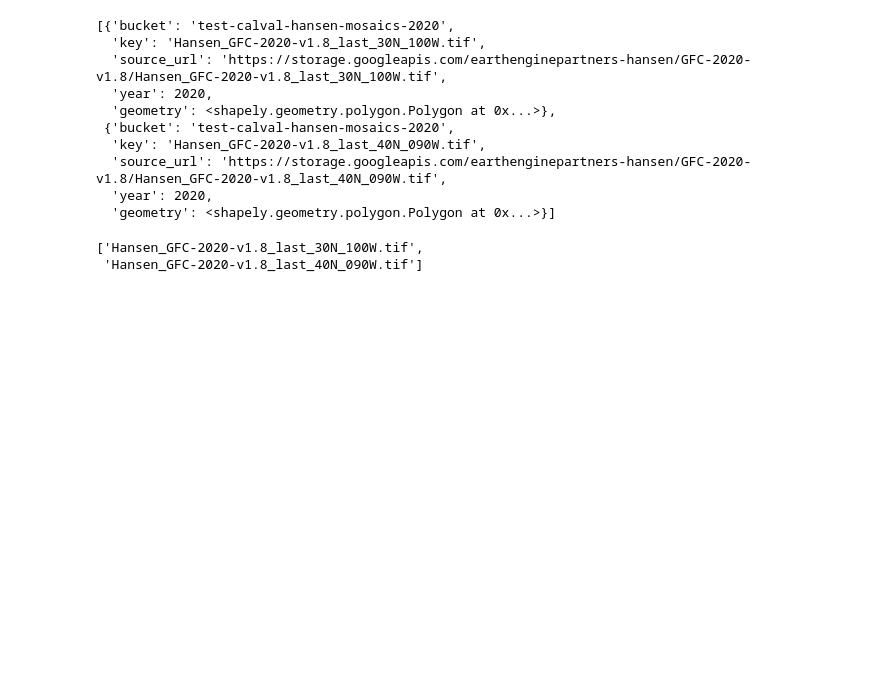
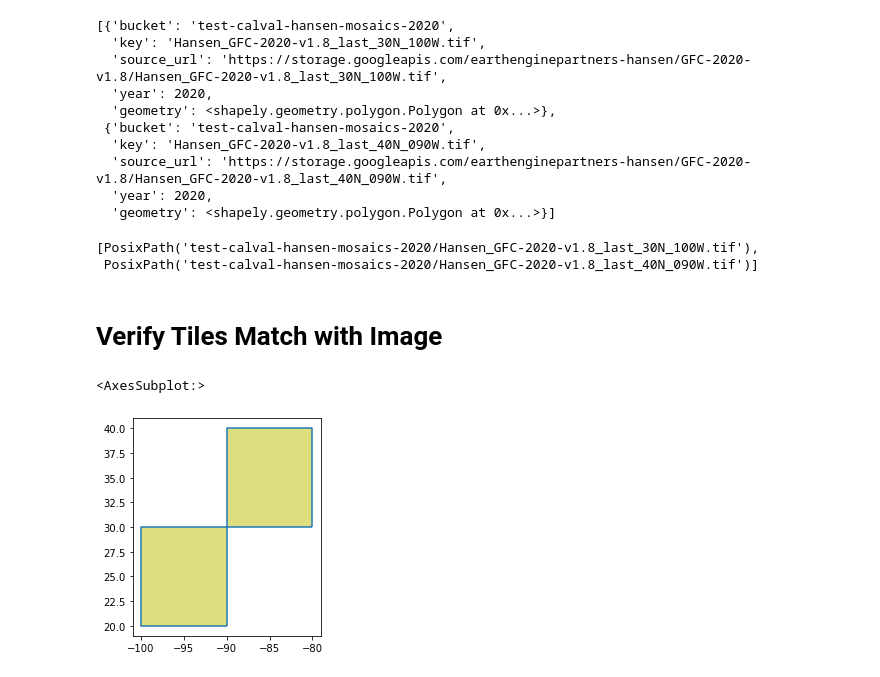
Before and after one commit to OPERA-Cal-Val/cal-val-example, a Jupyter notebook: datasets/1_Download_Hansen_Validation_Dataset.ipynb, the cells around one changed output. Cells and saved outputs as stored; diff of their text form; code cells hidden in the pictures; blank space fills up the shorter version.

Commit message:
local buckets

```diff
--- a/datasets/1_Download_Hansen_Validation_Dataset.ipynb
+++ b/datasets/1_Download_Hansen_Validation_Dataset.ipynb
@@ -57,3 +60,7 @@ records = df_delta_tiles.to_dict('records')
+# %%
+out_dir = records[0]['bucket']
+out_dir_path = Path(out_dir)
+out_dir_path.mkdir(exist_ok=True)
 # %% [markdown]
 # Read Data with Rasterio (Example)
 
@@ -184,11 +188,34 @@ def download_record(record):
               unit_scale=True,
               unit_divisor=1024,
               desc=key) as pbar:
-
-        s3.meta.client.download_file(bucket, key, str(out_dir_path / key), Config=config, Callback=pbar.update)
-    return key
+        out_path = out_dir_path / key
+        s3.meta.client.download_file(bucket, key, str(out_path), Config=config, Callback=pbar.update)
+    return out_path
 # %%
-list(map(download_record, records))
+results = list(map(download_record, records))
+results
 # %% [output]
-['Hansen_GFC-2020-v1.8_last_30N_100W.tif',
- 'Hansen_GFC-2020-v1.8_last_40N_090W.tif']
+[PosixPath('test-calval-hansen-mosaics-2020/Hansen_GFC-2020-v1.8_last_30N_100W.tif'),
+ PosixPath('test-calval-hansen-mosaics-2020/Hansen_GFC-2020-v1.8_last_40N_090W.tif')]
+# %% [markdown]
+# Verify Tiles Match with Image
+# %%
+from shapely.geometry import box, Polygon
+from rasterio.crs import CRS
+
+def get_extents_bbox(path: Path) -> Polygon:
+    with rasterio.open(path) as ds:
+        bounds = list(ds.bounds)
+    return box(*bounds)
+
+geometry = list(map(get_extents_bbox, results))
+
+df_extent_tifs = gpd.GeoDataFrame(geometry=geometry, crs=CRS.from_epsg(4326))
+# %%
+fig, ax = plt.subplots()
+
+df_extent_tifs.plot(ax=ax, alpha=.5, color='y')
+df_delta_tiles.exterior.plot(ax=ax)
+# %% [output]
+<AxesSubplot:>
+[figure, added]
```
Also changed, not shown: parts of 7 cells of this notebook, 4 other files.
